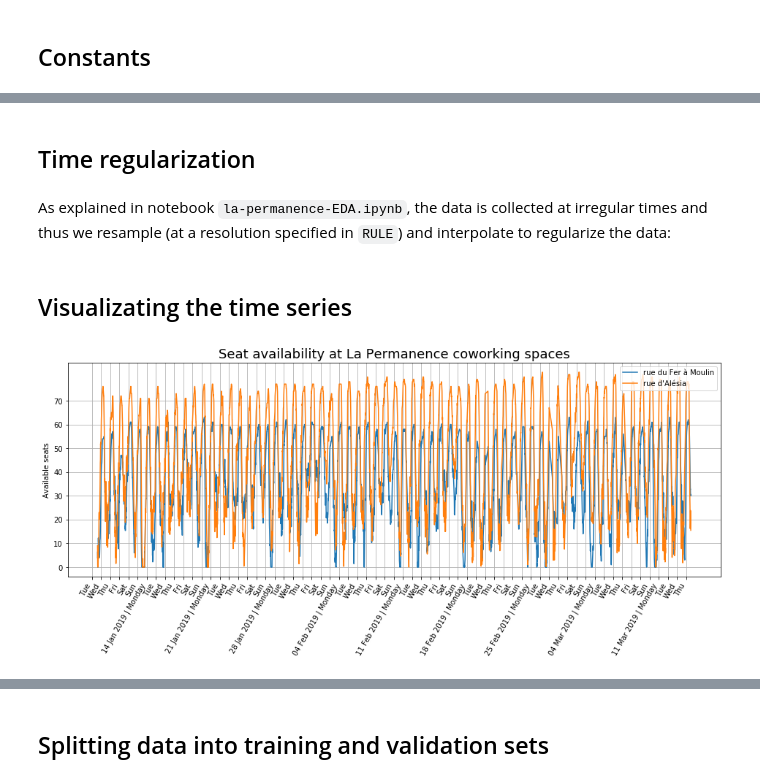
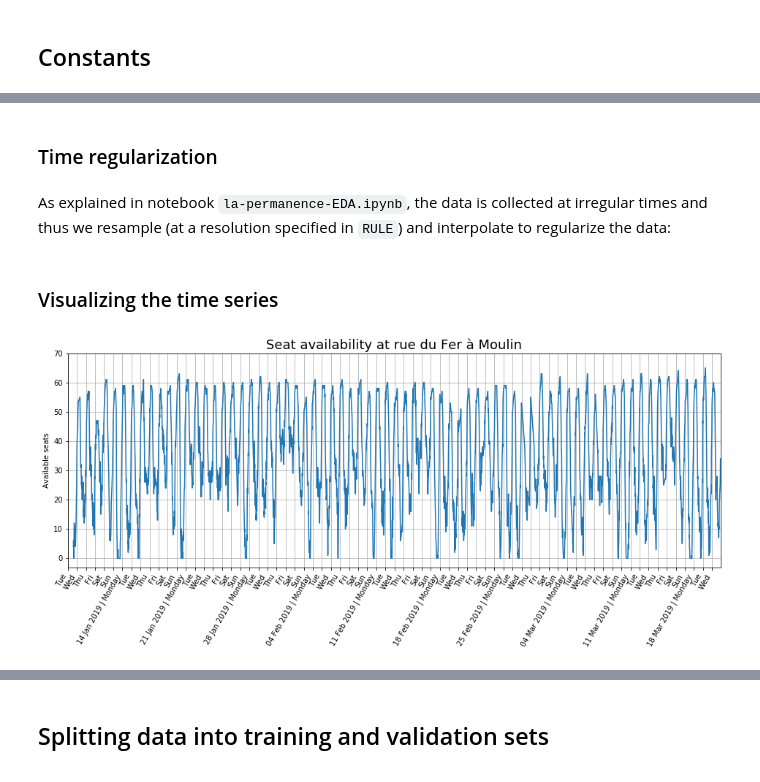
Before and after one commit to antoinechoffrut/la_permanence, a Jupyter notebook: la-permanence-random-forests.ipynb, the cells around one changed output, grey strips where cells are left out. Cells and saved outputs as stored; diff of their text form; code cells hidden in the pictures.

```diff
--- a/la-permanence-random-forests.ipynb
+++ b/la-permanence-random-forests.ipynb
@@ -133,22 +118,0 @@ dateparse = lambda x: pd.datetime.strptime(x, '%Y-%m-%d-%H-%M-%S')
-# %%
-%%time
-filename = 'attendance.csv'
-foldername = 'Projects/la_permanence'
-filepath = os.path.join(os.path.expanduser("~"), foldername, filename)
-filesize = os.path.getsize(filepath)
-if filesize > 1e6:
-    print("Size of data file: {}MB.".format(filesize//1000000))
-elif filesize > 1e3:
-    print("Size of data file: {}KB.".format(filesize//1000))
-else:
-    print("Size of data file: {}B.".format(filesize))
-print("Loading data...")
-raw_data = pd.read_csv(filepath, sep=',', dtype={'Moulin': np.uint8, 'Alésia': np.uint8})
-raw_data = pd.read_csv(
-    filepath,
-    sep=',',
-    dtype={'Moulin': np.uint8, 'Alésia': np.uint8},
-    parse_dates=['timestamp'],
-    date_parser=dateparse
-)
-# raw_data = pd.read_csv(filepath, sep=',', dtype={'Moulin': np.uint8, 'Alésia': np.uint8}, parse_dates=['timestamp'], infer_datetime_format=True)
@@ -162 +122,4 @@ Wall time: 373 ms
+# %%
+availability = raw_data.copy()
+availability.drop('Alésia', axis=1, inplace=True)
 # %% [markdown]
@@ -173,38 +135,35 @@ Wall time: 31 µs
 # %% [markdown]
-## Time regularization
+### Time regularization
 # %% [markdown]
 As explained in notebook `la-permanence-EDA.ipynb`, the data is collected at irregular times and thus we resample (at a resolution specified in `RULE`) and interpolate to regularize the data:
 # %%
-availability = availability.resample(RULE).mean().interpolate()
+availability.set_index("timestamp", inplace=True)
+availability = availability.resample(RULE).mean().interpolate().round().astype(np.uint8)
+availability.reset_index('timestamp', inplace=True)
 # %% [markdown]
-## Visualizating the time series
+### Visualizing the time series
 # %%
 fig, ax = plt.subplots(figsize=(16, 6));
-# availability.set_index('timestamp')[['Moulin', 'Alésia']].plot(ax=ax);
-availability[['Moulin', 'Alésia']].plot(ax=ax);
+availability.plot(x='timestamp', y='Moulin', ax=ax);
 
-ax.set_title("Seat availability at La Permanence coworking spaces", fontsize=18)
+ax.set_title("Seat availability at rue du Fer à Moulin", fontsize=18)
 
 ax.set_ylabel("Available seats");
 ax.set_yticks(range(0, 80, 10))
 
 ax.axes.get_xaxis().label.set_visible(False);
-# ts_min = availability['timestamp'].min()
-# ts_max = availability['timestamp'].max()
-ts_min = availability.index.min()
-ts_max = availability.index.max()
+ts_min = availability['timestamp'].min()
+ts_max = availability['timestamp'].max()
 availability_date_range = pd.date_range(ts_min.date(), ts_max.date());
 ax.set_xticks(availability_date_range);
-
 ax.set_xticklabels([pd.to_datetime(x).strftime("%d %b %Y | %A")
                      if x.weekday() in [0]
                      else pd.to_datetime(x).strftime("%a")
                      for x in availability_date_range])
 ax.tick_params(axis='x', labelrotation=60)
-ax.set_yticks(range(0, 80, 10))
 
-ax.legend(["rue du Fer à Moulin", "rue d'Alésia"], loc="upper right");
+ax.get_legend().remove();
 ax.grid()
 # plt.savefig("La-Permanence-availability.png")
 # %% [output]
-[figure, old version]
+[figure, new version]
```
Also changed, not shown: parts of 105 cells of this notebook.
